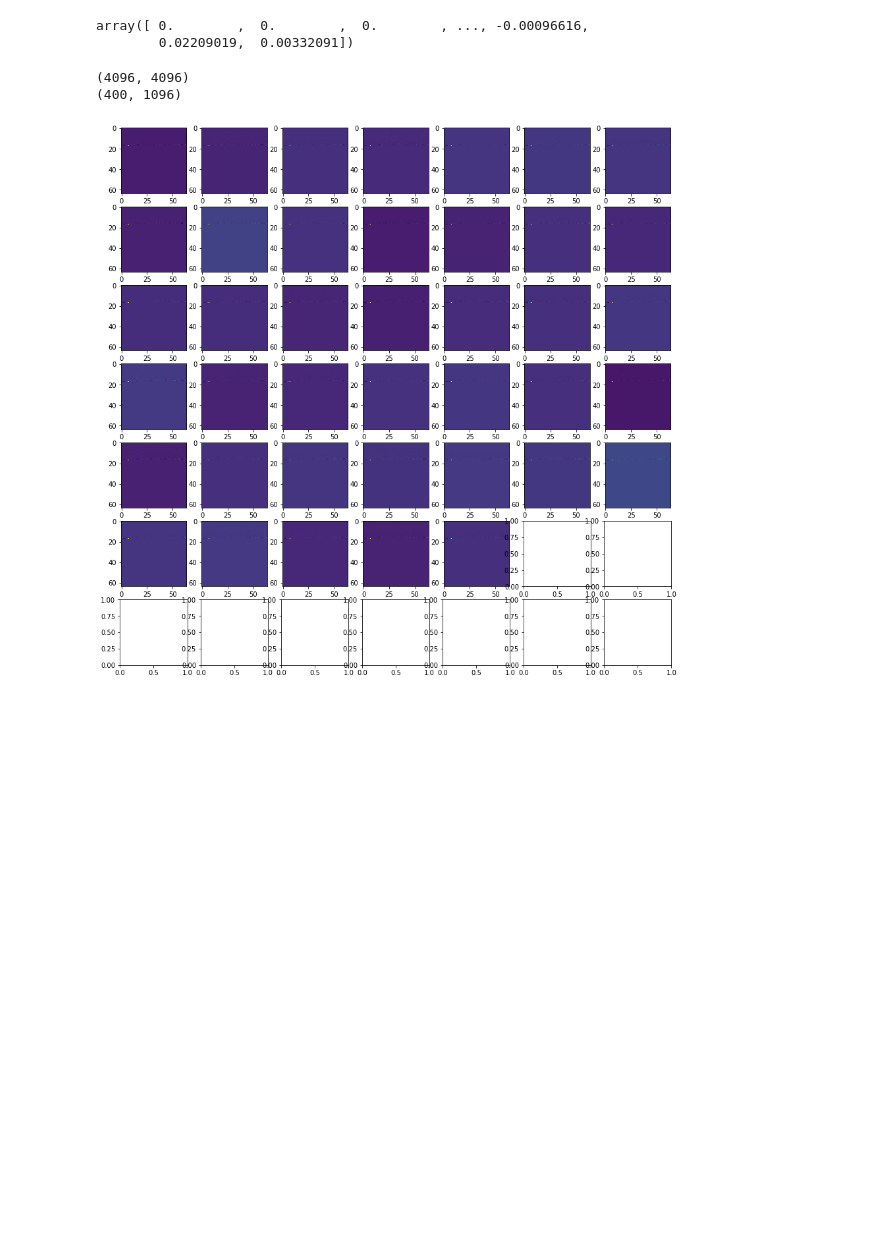
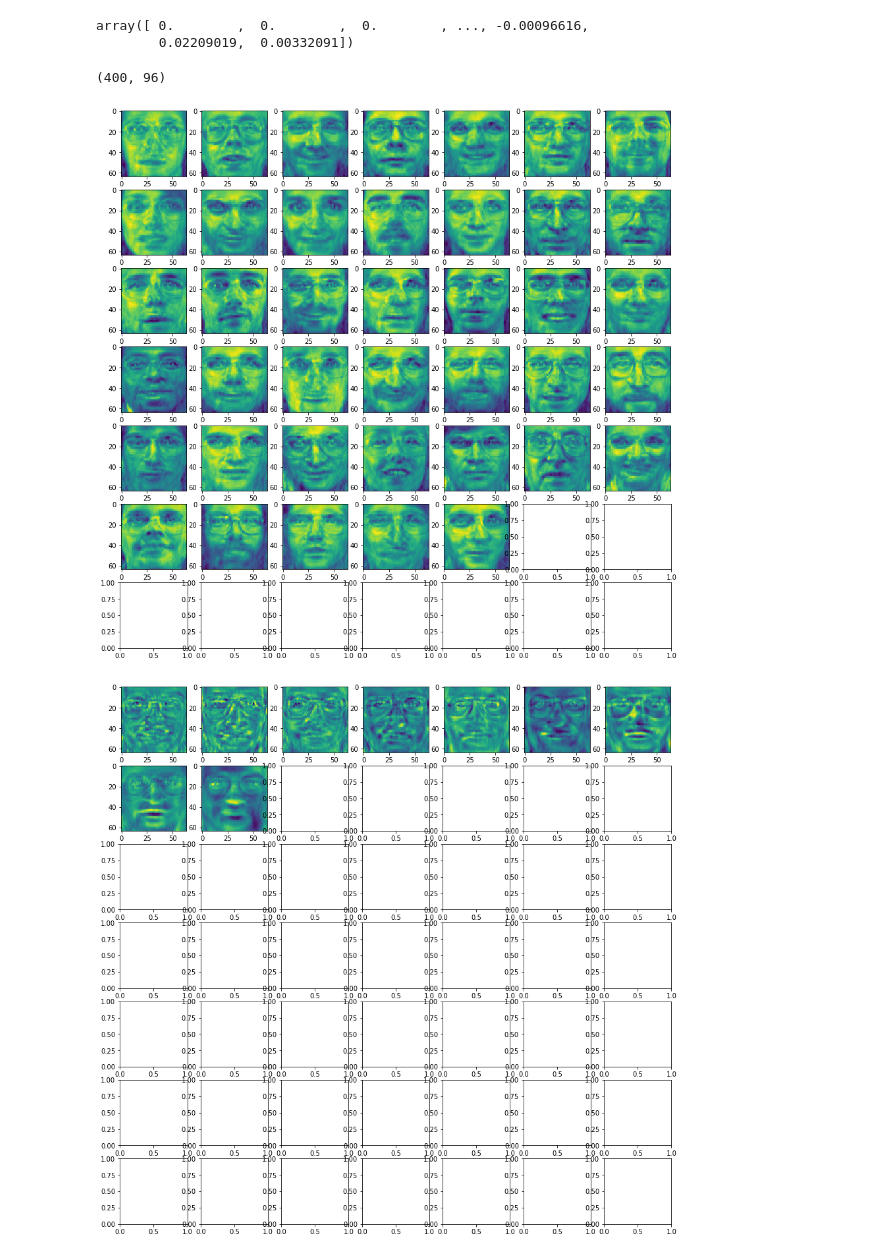
Before and after one commit to santoshkosgi/Programming, a Jupyter notebook: MatrixFactorization/PCA.ipynb, the cells around one changed output. Drawn from its saved outputs; the diff is of its cells as text; code cells hidden in the pictures; blank space fills up the shorter version.

```diff
--- a/MatrixFactorization/PCA.ipynb
+++ b/MatrixFactorization/PCA.ipynb
@@ -65,15 +65,14 @@ eig[0]
 # %% [output]
 array([ 0.        ,  0.        ,  0.        , ..., -0.00096616,
         0.02209019,  0.00332091])
-# %%
-top_dims = 100
-print(eig.shape)
-data_reduced = data.dot(eig[:, 3000:])
-print(data_reduced.shape)
-data_reduced, data
-result = np.concatenate((data_reduced, np.zeros((400, 3000))), axis=1)
-plot(np.real(result))
-# %% [output]
-(4096, 4096)
-(400, 1096)
-[figure, removed]
+# %%
+start_index = 4000
+data.shape, eig[:, start_index:].shape
+data_proj = data.dot(eig[:, start_index:])
+print(data_proj.shape)
+plot(data_proj.dot(eig[:, start_index:].T))
+plot(eig[:, start_index:].T)
+# %% [output]
+(400, 96)
+[figure, added]
+[figure, added]
```
Also changed, not shown: parts of 1 cell of this notebook.
